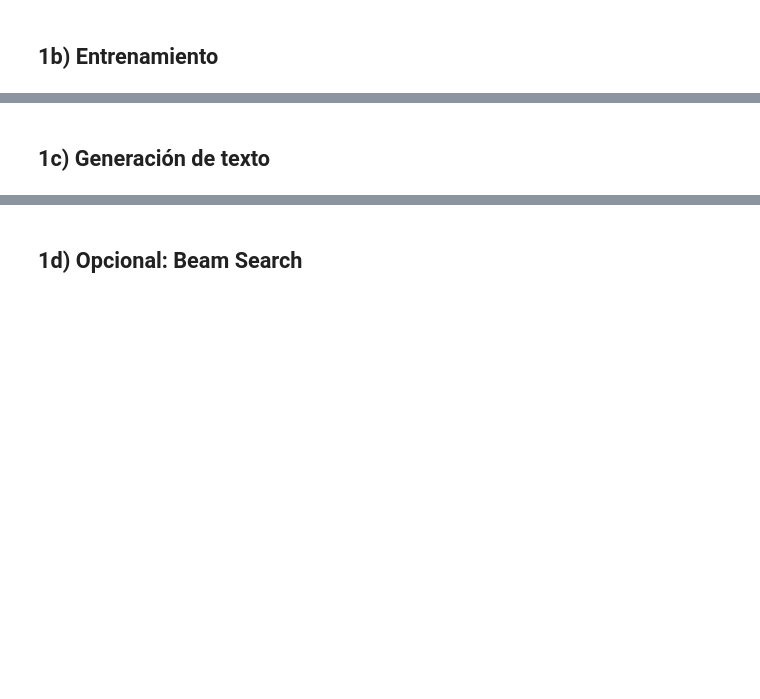
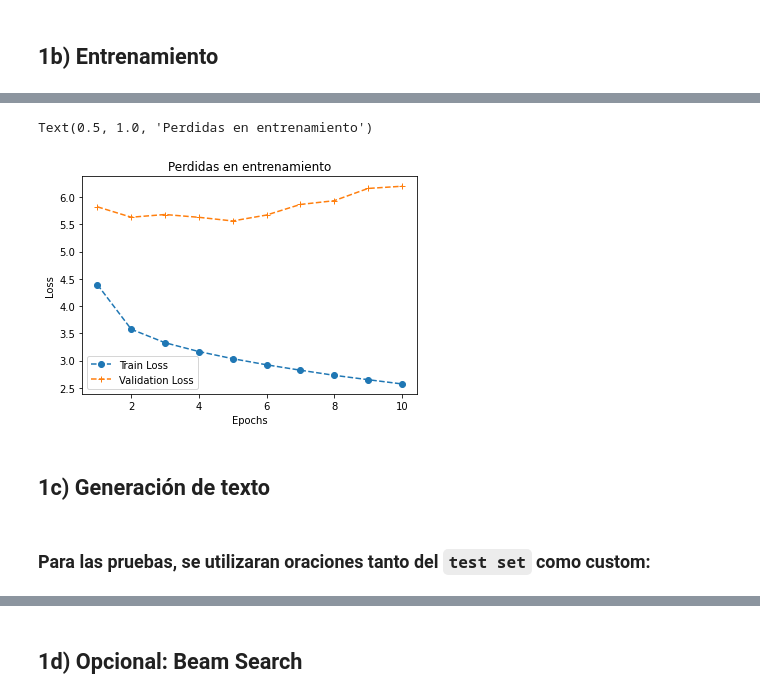
Before and after one commit to Diego-II/DeepLearning, a Jupyter notebook: Tarea5/Respuestas_Tarea_5_CC6204_2020.ipynb, the cells around one changed output, grey strips where cells are left out. Saved outputs shown, nothing was run; the diff lists cells and outputs as text; code cells hidden in the pictures; blank space fills up the shorter version.

```diff
--- a/Tarea5/Respuestas_Tarea_5_CC6204_2020.ipynb
+++ b/Tarea5/Respuestas_Tarea_5_CC6204_2020.ipynb
@@ -165,3 +298,14 @@ class RedRecurrente(torch.nn.Module):
+# %%
+import matplotlib.pyplot as plt
+plt.plot(range(1, epochs + 1), train_loss, '--o', label='Train Loss')
+plt.plot(range(1, epochs + 1), val_loss, '--+', label='Validation Loss')
+plt.xlabel('Epochs')
+plt.ylabel('Loss')
+plt.legend()
+plt.title('Perdidas en entrenamiento')
+# %% [output]
+Text(0.5, 1.0, 'Perdidas en entrenamiento')
+[figure, added]
 # %% [markdown]
 ## 1c) Generación de texto
 # %%
@@ -175 +344,3 @@ def generate_sentence(model, init_sentence, ...):
   return sentence
+# %% [markdown]
+### Para las pruebas, se utilizaran oraciones tanto del `test set` como custom:
```
Also changed, not shown: parts of 13 cells of this notebook.
